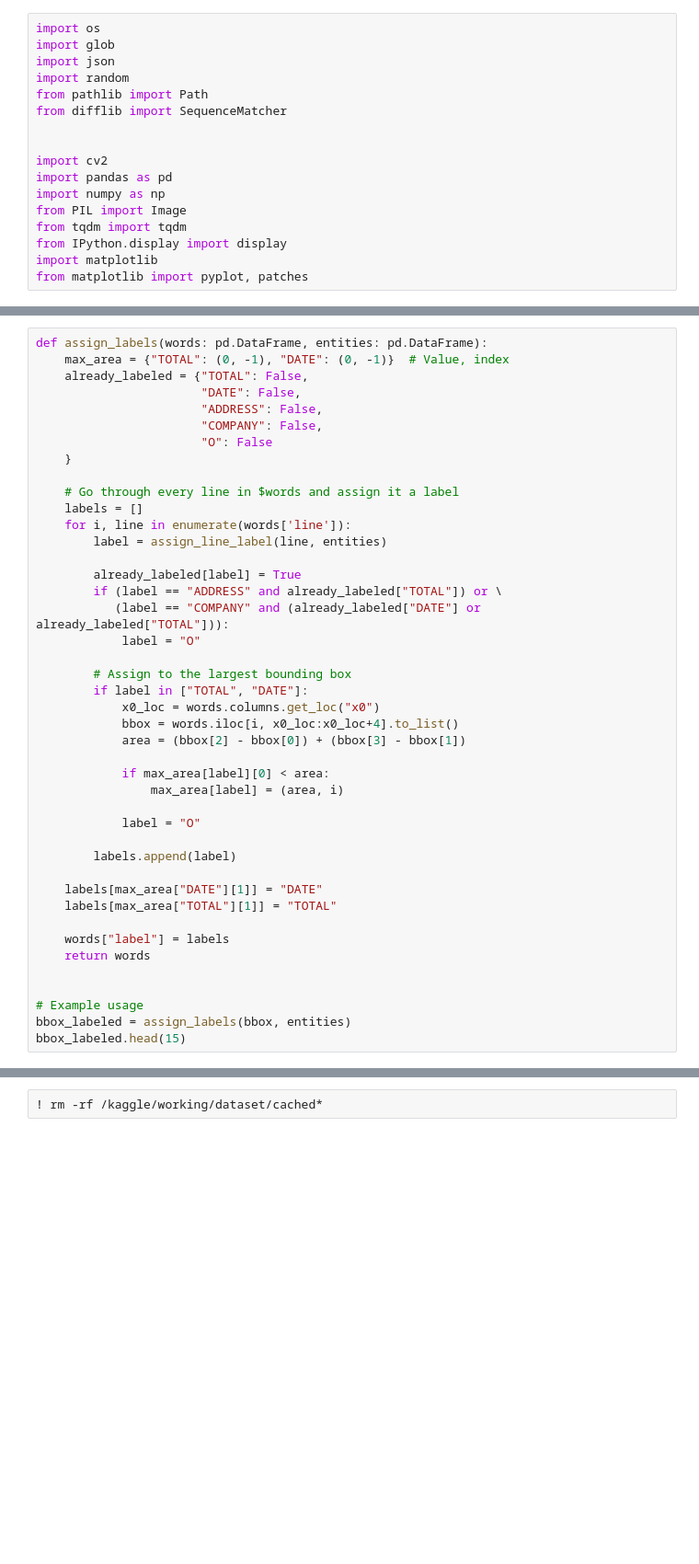
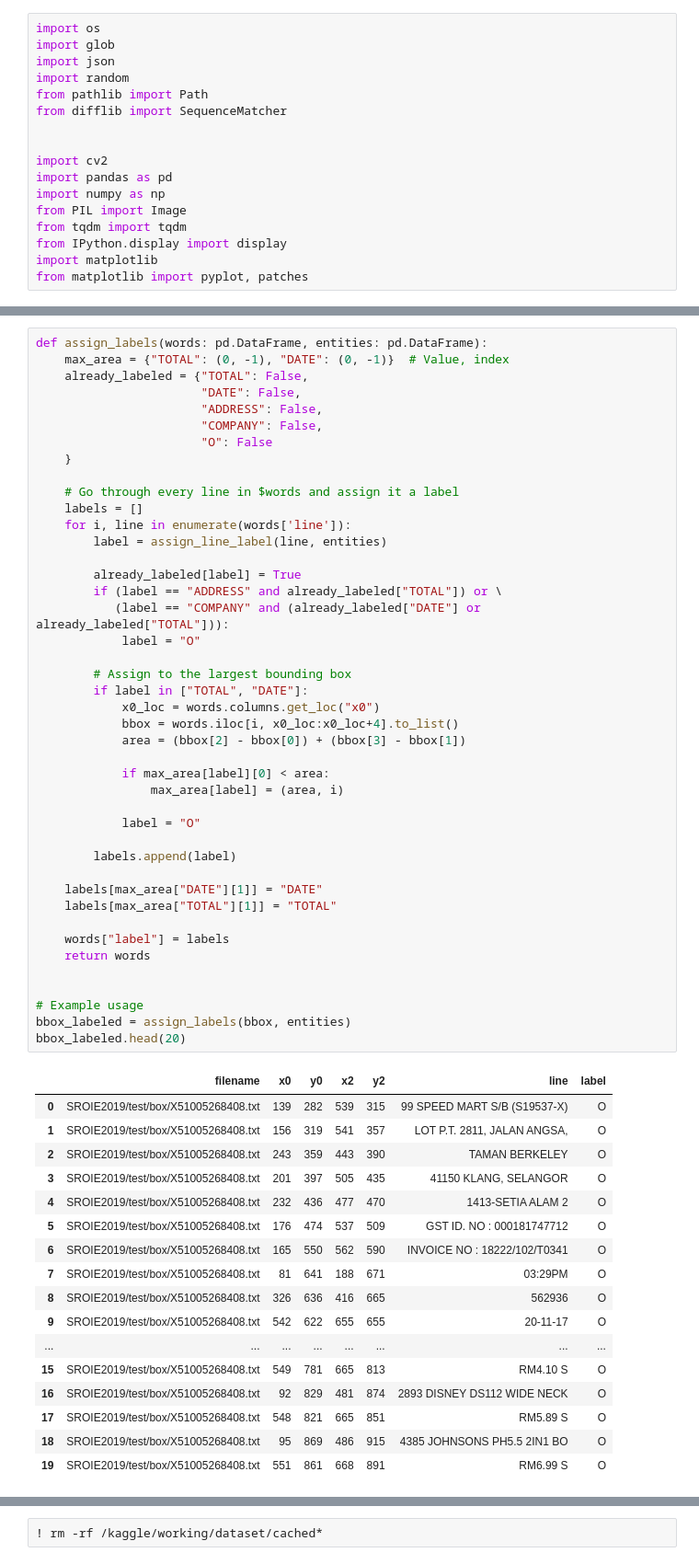
Before and after one commit to Frandiiile/Invoices_App, a Jupyter notebook: Notebook.ipynb, the cells around one changed output, grey strips where cells are left out. Shown at 92% size. Cells and saved outputs as stored; diff of their text form; blank space fills up the shorter version.

```diff
--- a/Notebook.ipynb
+++ b/Notebook.ipynb
@@ -118,32 +127,50 @@ def assign_labels(words: pd.DataFrame, entities: pd.DataFrame):
     for i, line in enumerate(words['line']):
         label = assign_line_label(line, entities)
 
         already_labeled[label] = True
         if (label == "ADDRESS" and already_labeled["TOTAL"]) or \
            (label == "COMPANY" and (already_labeled["DATE"] or already_labeled["TOTAL"])):
             label = "O"
 
         # Assign to the largest bounding box
         if label in ["TOTAL", "DATE"]:
             x0_loc = words.columns.get_loc("x0")
             bbox = words.iloc[i, x0_loc:x0_loc+4].to_list()
             area = (bbox[2] - bbox[0]) + (bbox[3] - bbox[1])
 
             if max_area[label][0] < area:
                 max_area[label] = (area, i)
 
             label = "O"
 
         labels.append(label)
 
     labels[max_area["DATE"][1]] = "DATE"
     labels[max_area["TOTAL"][1]] = "TOTAL"
 
     words["label"] = labels
     return words
 
 
 # Example usage
 bbox_labeled = assign_labels(bbox, entities)
-bbox_labeled.head(15)
+bbox_labeled.head(20)
+# %% [output]
+|  | filename | x0 | y0 | x2 | y2 | line | label |
+| 0 | SROIE2019/test/box/X51005268408.txt | 139 | 282 | 539 | 315 | 99 SPEED MART S/B (S19537-X) | O |
+| 1 | SROIE2019/test/box/X51005268408.txt | 156 | 319 | 541 | 357 | LOT P.T. 2811, JALAN ANGSA, | O |
+| 2 | SROIE2019/test/box/X51005268408.txt | 243 | 359 | 443 | 390 | TAMAN BERKELEY | O |
+| 3 | SROIE2019/test/box/X51005268408.txt | 201 | 397 | 505 | 435 | 41150 KLANG, SELANGOR | O |
+| 4 | SROIE2019/test/box/X51005268408.txt | 232 | 436 | 477 | 470 | 1413-SETIA ALAM 2 | O |
+| 5 | SROIE2019/test/box/X51005268408.txt | 176 | 474 | 537 | 509 | GST ID. NO : 000181747712 | O |
+| 6 | SROIE2019/test/box/X51005268408.txt | 165 | 550 | 562 | 590 | INVOICE NO : 18222/102/T0341 | O |
+| 7 | SROIE2019/test/box/X51005268408.txt | 81 | 641 | 188 | 671 | 03:29PM | O |
+| 8 | SROIE2019/test/box/X51005268408.txt | 326 | 636 | 416 | 665 | 562936 | O |
+| 9 | SROIE2019/test/box/X51005268408.txt | 542 | 622 | 655 | 655 | 20-11-17 | O |
+| ... | ... | ... | ... | ... | ... | ... | ... |
+| 15 | SROIE2019/test/box/X51005268408.txt | 549 | 781 | 665 | 813 | RM4.10 S | O |
+| 16 | SROIE2019/test/box/X51005268408.txt | 92 | 829 | 481 | 874 | 2893 DISNEY DS112 WIDE NECK | O |
+| 17 | SROIE2019/test/box/X51005268408.txt | 548 | 821 | 665 | 851 | RM5.89 S | O |
+| 18 | SROIE2019/test/box/X51005268408.txt | 95 | 869 | 486 | 915 | 4385 JOHNSONS PH5.5 2IN1 BO | O |
+| 19 | SROIE2019/test/box/X51005268408.txt | 551 | 861 | 668 | 891 | RM6.99 S | O |
 # %%
```
Also changed, not shown: parts of 14 cells of this notebook, 1 other file.
